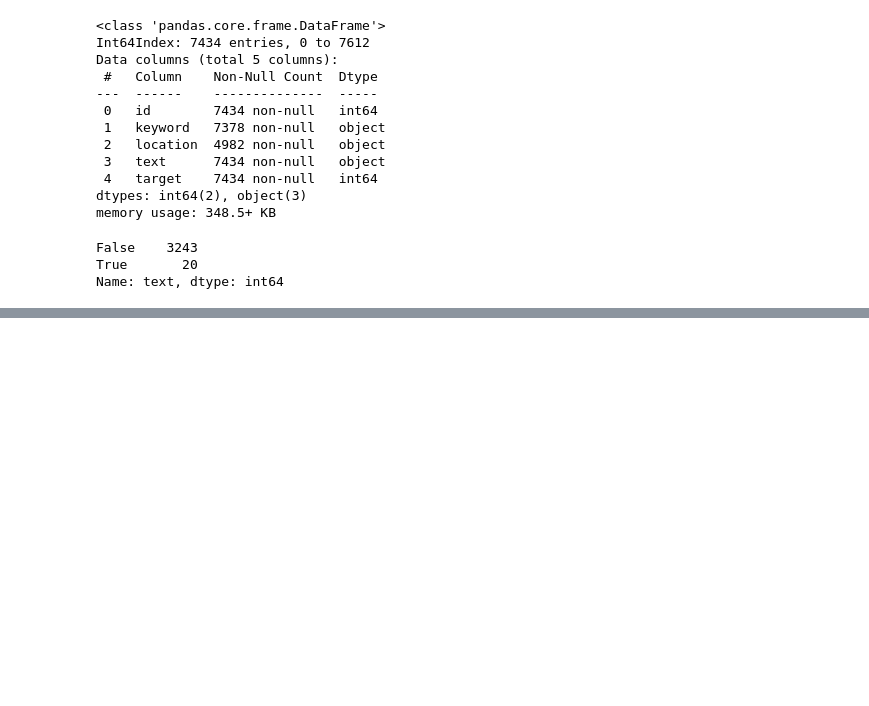
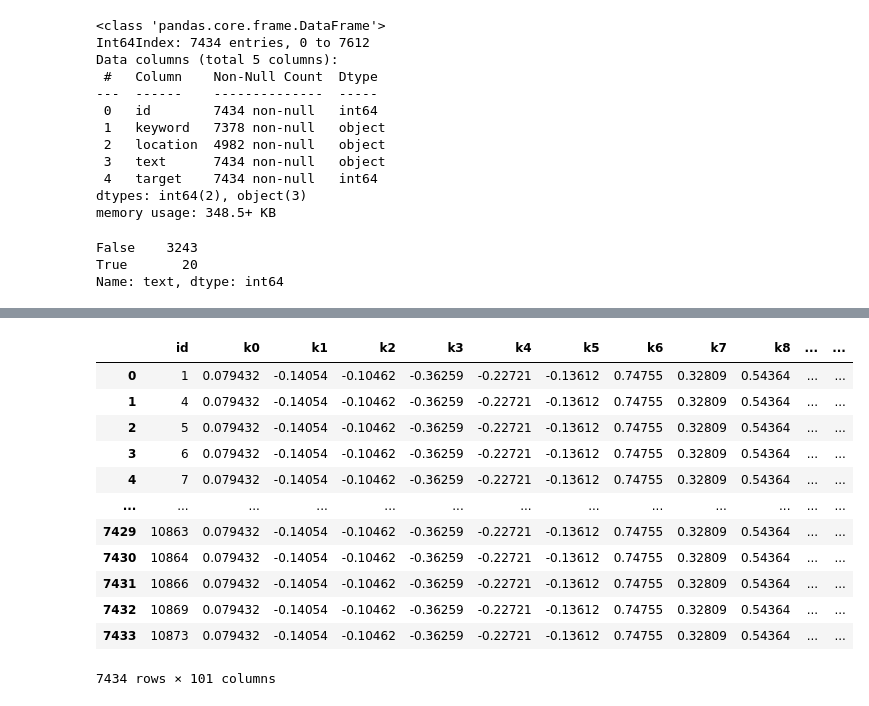
Before and after one commit to milemarchese/OrganizacionDeDatos, a Jupyter notebook: TP2/FeatureEngineering.ipynb, the cells around one changed output, grey strips where cells are left out. Saved outputs shown, nothing was run; the diff lists cells and outputs as text; code cells hidden in the pictures; blank space fills up the shorter version.

```diff
--- a/TP2/FeatureEngineering.ipynb
+++ b/TP2/FeatureEngineering.ipynb
@@ -294,0 +263,17 @@ def point_to_list(point):
+# %%
+keywords_to_merge = tweets.merge(keyword_vectors, how='left').drop(columns=['keyword', 'location', 'text', 'target'])
+keywords_to_merge
+# %% [output]
+|  | id | k0 | k1 | k2 | k3 | k4 | k5 | k6 | k7 | k8 | ... | ... |
+| 0 | 1 | 0.079432 | -0.14054 | -0.10462 | -0.36259 | -0.22721 | -0.13612 | 0.74755 | 0.32809 | 0.54364 | ... | ... |
+| 1 | 4 | 0.079432 | -0.14054 | -0.10462 | -0.36259 | -0.22721 | -0.13612 | 0.74755 | 0.32809 | 0.54364 | ... | ... |
+| 2 | 5 | 0.079432 | -0.14054 | -0.10462 | -0.36259 | -0.22721 | -0.13612 | 0.74755 | 0.32809 | 0.54364 | ... | ... |
+| 3 | 6 | 0.079432 | -0.14054 | -0.10462 | -0.36259 | -0.22721 | -0.13612 | 0.74755 | 0.32809 | 0.54364 | ... | ... |
+| 4 | 7 | 0.079432 | -0.14054 | -0.10462 | -0.36259 | -0.22721 | -0.13612 | 0.74755 | 0.32809 | 0.54364 | ... | ... |
+| ... | ... | ... | ... | ... | ... | ... | ... | ... | ... | ... | ... | ... |
+| 7429 | 10863 | 0.079432 | -0.14054 | -0.10462 | -0.36259 | -0.22721 | -0.13612 | 0.74755 | 0.32809 | 0.54364 | ... | ... |
+| 7430 | 10864 | 0.079432 | -0.14054 | -0.10462 | -0.36259 | -0.22721 | -0.13612 | 0.74755 | 0.32809 | 0.54364 | ... | ... |
+| 7431 | 10866 | 0.079432 | -0.14054 | -0.10462 | -0.36259 | -0.22721 | -0.13612 | 0.74755 | 0.32809 | 0.54364 | ... | ... |
+| 7432 | 10869 | 0.079432 | -0.14054 | -0.10462 | -0.36259 | -0.22721 | -0.13612 | 0.74755 | 0.32809 | 0.54364 | ... | ... |
+| 7433 | 10873 | 0.079432 | -0.14054 | -0.10462 | -0.36259 | -0.22721 | -0.13612 | 0.74755 | 0.32809 | 0.54364 | ... | ... |
+7434 rows × 101 columns
```
Also changed, not shown: parts of 87 cells of this notebook, 9 other files.
